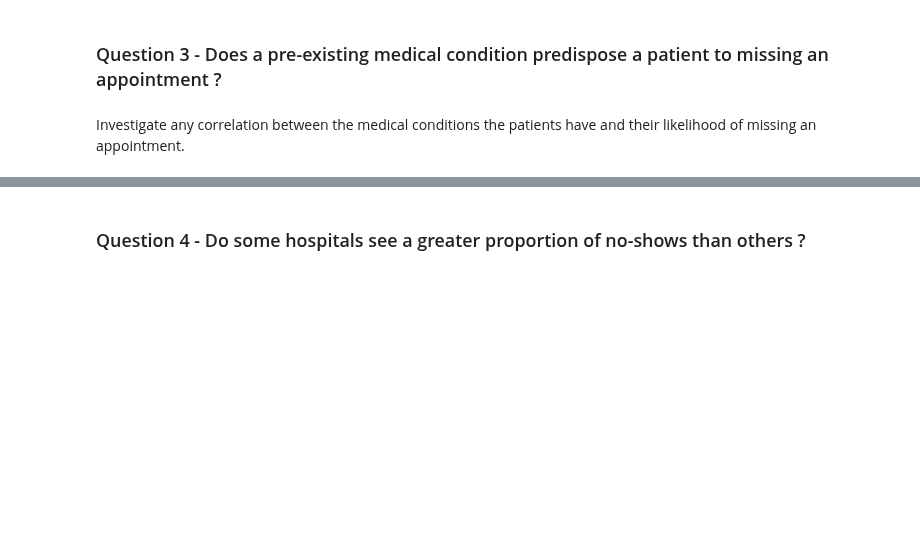
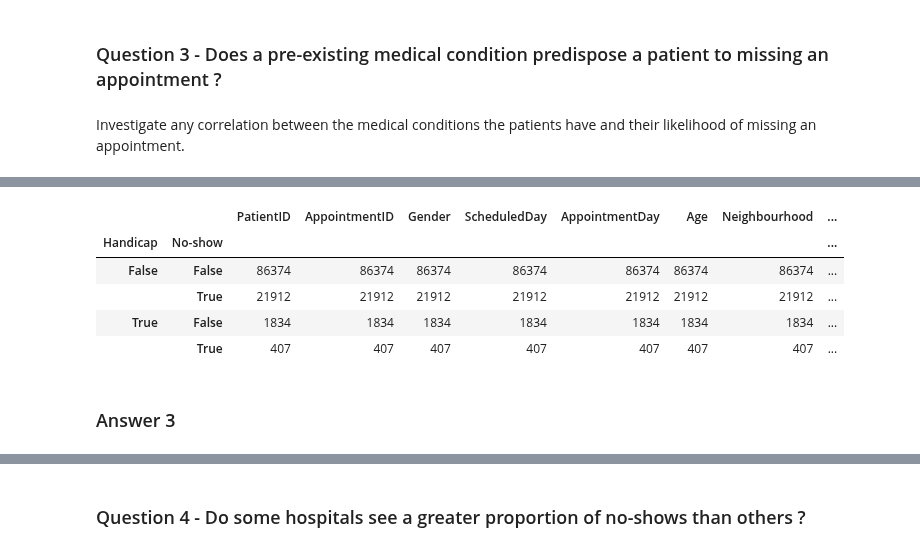
Before and after one commit to Zabamund/datasci-nano, a Jupyter notebook: inv-dataset/noshow.ipynb, the cells around one changed output, grey strips where cells are left out. Cells and saved outputs as stored; diff of their text form; code cells hidden in the pictures; blank space fills up the shorter version.

```diff
--- a/inv-dataset/noshow.ipynb
+++ b/inv-dataset/noshow.ipynb
@@ -584,0 +628,11 @@ Investigate any correlation between the medical conditions the patients have and
+# %%
+# get count of people with and without medical condition who missed their appointment
+count_handicap = df_noshow.groupby(['Handicap','No-show']).count()
+count_handicap
+# %% [output]
+|  |  | PatientID | AppointmentID | Gender | ScheduledDay | AppointmentDay | Age | Neighbourhood | ... |
+| Handicap | No-show |  |  |  |  |  |  |  | ... |
+| False | False | 86374 | 86374 | 86374 | 86374 | 86374 | 86374 | 86374 | ... |
+|  | True | 21912 | 21912 | 21912 | 21912 | 21912 | 21912 | 21912 | ... |
+| True | False | 1834 | 1834 | 1834 | 1834 | 1834 | 1834 | 1834 | ... |
+|  | True | 407 | 407 | 407 | 407 | 407 | 407 | 407 | ... |
@@ -585,3 +641,5 @@ Investigate any correlation between the medical conditions the patients have and
+# %% [markdown]
+### Answer 3
 # %% [markdown]
 <a href="http://mariafresa.net/clipart/horizontal-line-clipart.html" title="Image from mariafresa.net"><img src="http://mariafresa.net/data_gallery/horizontal-line-clipart-Zg61u9-clipart_8164.gif" width="250" alt="Horizontal Line Clipart Zg61u9 Clipart_8164" /></a>
 # %% [markdown]
```
Also changed, not shown: parts of 10 cells of this notebook.
